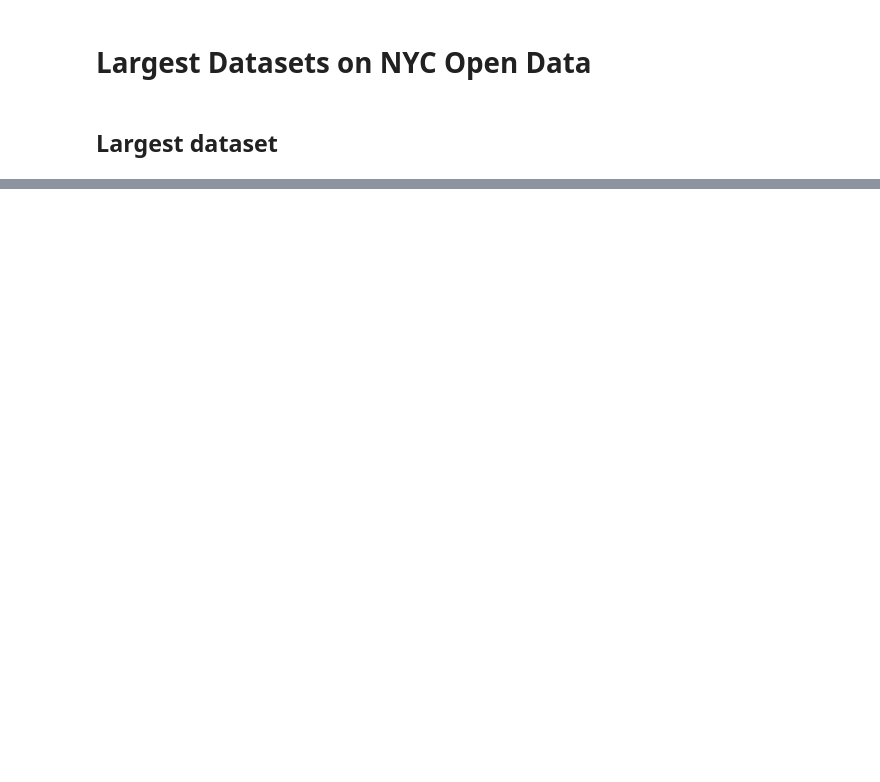
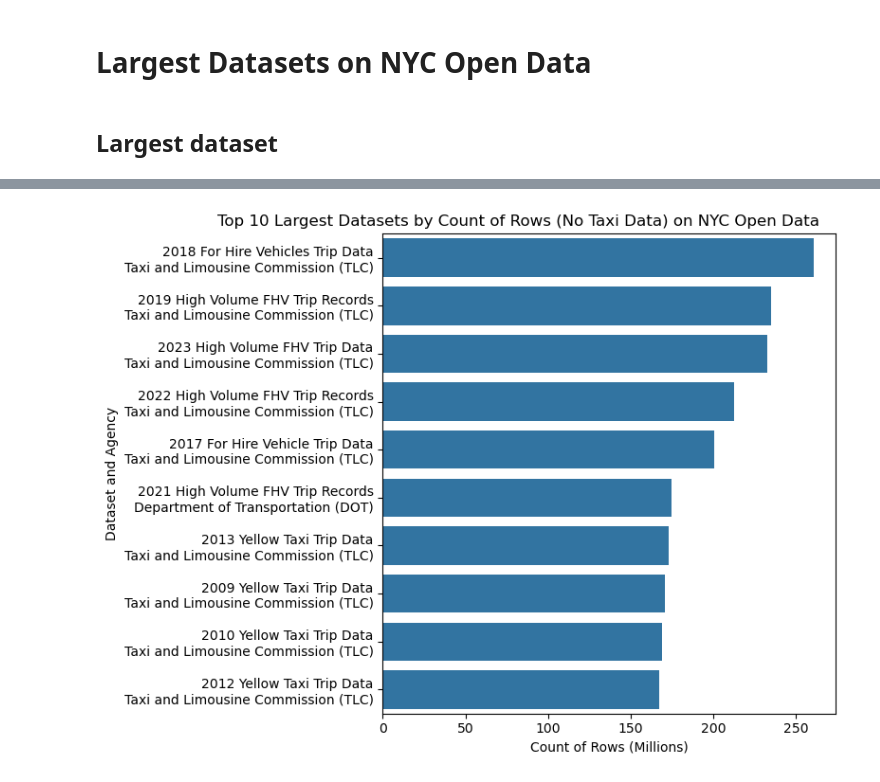
Before and after one commit to mebauer/nyc-open-bigdata, a Jupyter notebook: analysis.ipynb, the cells around one changed output, grey strips where cells are left out. Cells and saved outputs as stored; diff of their text form; code cells hidden in the pictures; blank space fills up the shorter version.

```diff
--- a/analysis.ipynb
+++ b/analysis.ipynb
@@ -192,3 +381,42 @@ taxi_car_data = [
 | 528 | kpv8-upnp | Historical Medallion Drivers – Pa... | Taxi and Limousine Commission (TLC) | This list contains information on... | 130510061 | 340 | 1014 | Transportation | ['tlc', 'medallion'] | ... |
 | 1583 | biws-g3hs | 2017 Yellow Taxi Trip Data | Taxi and Limousine Commission (TLC) | These records are generated from ... | 113496874 | 36164 | 8978 | Transportation | ['yellow taxi', 'trip data', 'fhv... | ... |
 | 1419 | t29m-gskq | 2018 Yellow Taxi Trip Data | Taxi and Limousine Commission (TLC) | These records are generated from ... | 112234626 | 70532 | 14584 | Transportation | ['yellow taxi', 'trip data', 'fhv... | ... |
+# %%
+fig, ax = plt.subplots(figsize=(8, 6))
+
+# include these strings
+taxi_car_data = [
+    'High Volume FHV Trip',
+    'For Hire Vehicle',
+    'Taxi Trip',
+    'Medallion'
+]
+
+data = (
+    df
+    .loc[df['name'].str.contains('|'.join(taxi_car_data))]
+    .sort_values(by='count_rows', ascending=False)
+    .head(10)
+    .assign(count_rows_mm=df['count_rows'] / 1_000_000)
+)
+
+
+sns.barplot(
+    data=data,
+    y='full_name',
+    x='count_rows_mm',
+    color='C0',
+    ax=ax
+)
+
+plt.title(
+    'Top 10 Largest Datasets by Count of Rows (No Taxi Data) on NYC Open Data',
+    fontsize=12, x=.3
+)
+plt.xlabel('Count of Rows (Millions)')
+plt.ylabel('Dataset and Agency')
+
+plt.tight_layout()
+plt.savefig('figures/top-taxi-data.png', dpi=250, bbox_inches='tight')
+# %% [output]
+[figure, added]
```
Also changed, not shown: parts of 29 cells of this notebook, 4 other files.
